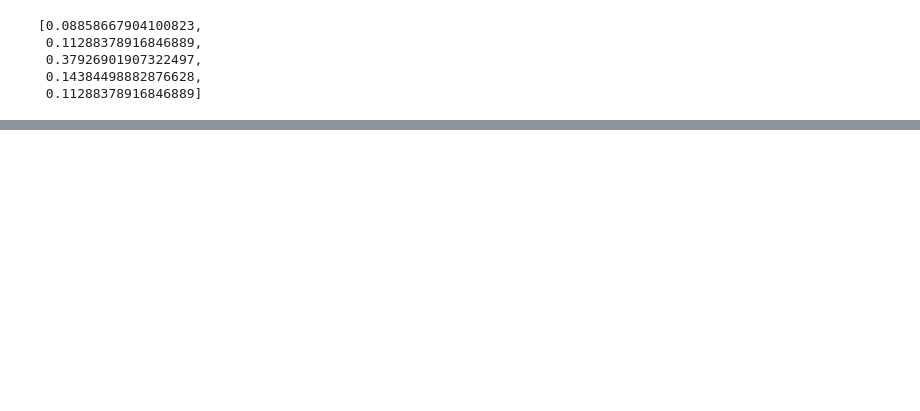
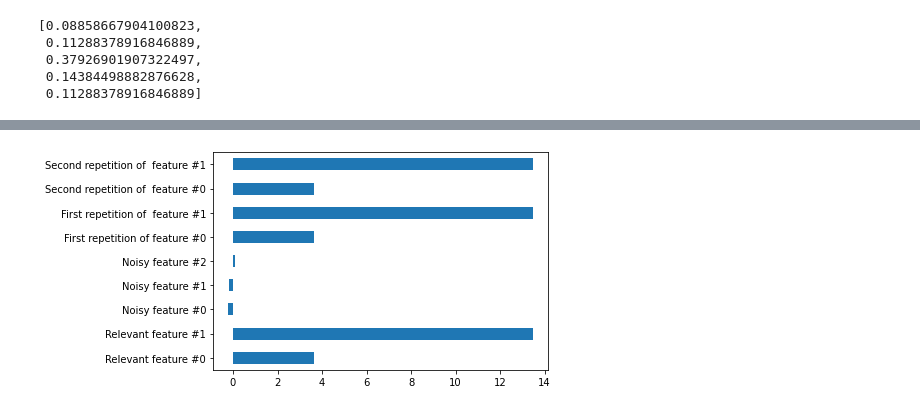
Before and after one commit to yangoos57/dataStudy, a Jupyter notebook: ML/[inria] scikit-learn course/M04_03 Regularization of linear regression model .ipynb, the cells around one changed output, grey strips where cells are left out. Drawn from its saved outputs; the diff is of its cells as text; code cells hidden in the pictures; blank space fills up the shorter version.

```diff
--- a/ML/[inria] scikit-learn course/M04_03 Regularization of linear regression model .ipynb
+++ b/ML/[inria] scikit-learn course/M04_03 Regularization of linear regression model .ipynb
@@ -192,0 +284,22 @@ best_alphas
+# %%
+from sklearn.linear_model import Ridge
+model_ridge = Ridge()
+model_ridge.fit(data_modi_2,target)
+
+model_ridge.coef_
+
+feature_names = [
+    "Relevant feature #0",
+    "Relevant feature #1",
+    "Noisy feature #0",
+    "Noisy feature #1",
+    "Noisy feature #2",
+    "First repetition of feature #0",
+    "First repetition of  feature #1",
+    "Second repetition of  feature #0",
+    "Second repetition of  feature #1",
+]
+coef = pd.Series(model_ridge.coef_, index=feature_names)
+_ = coef.plot.barh()
+# %% [output]
+[figure, added]
```
Also changed, not shown: parts of 12 cells of this notebook, 2 other files.
